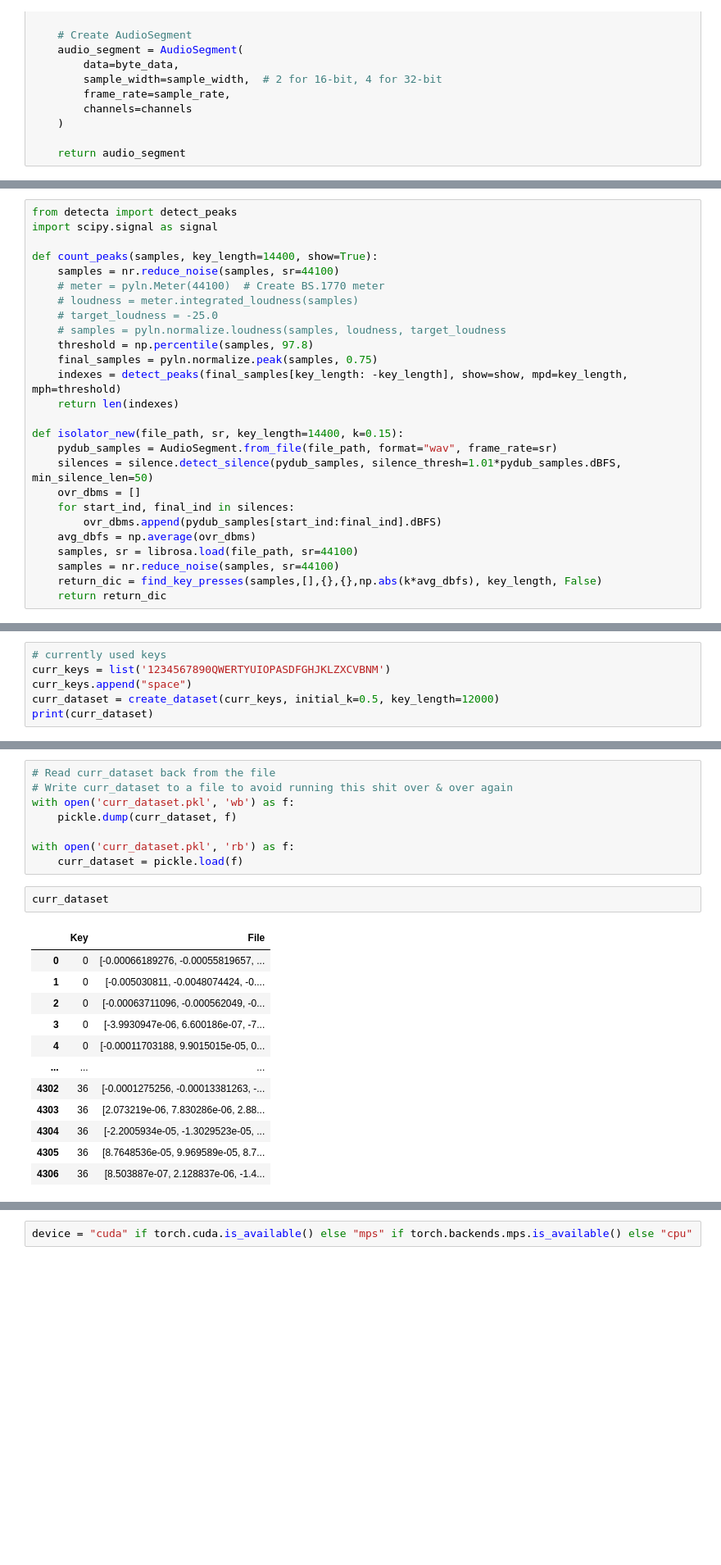
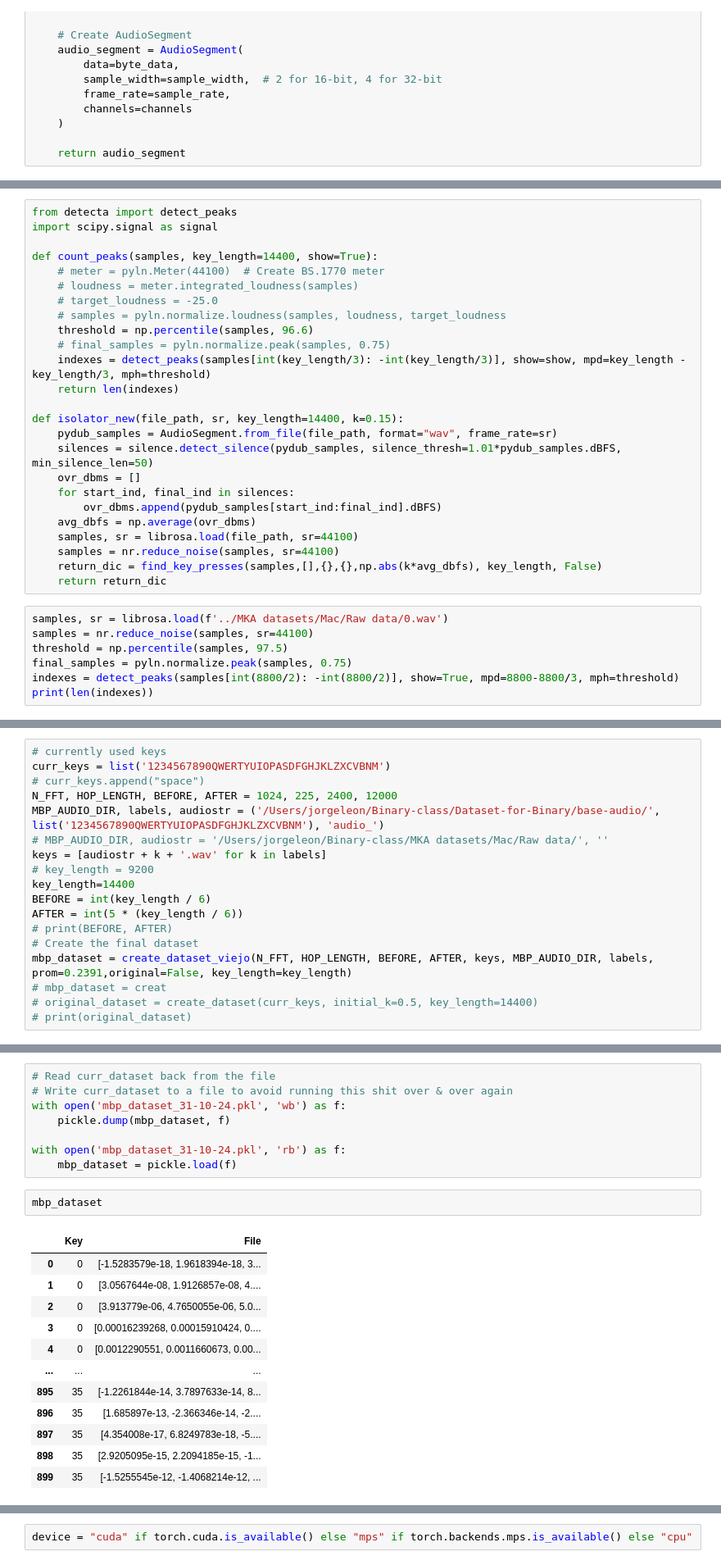
Before and after one commit to blondiedies/Binary-class, a Jupyter notebook: ClassificationCNN/FromScratch.ipynb, the cells around one changed output, grey strips where cells are left out. Shown at 82% size. Cells and saved outputs as stored; diff of their text form; blank space fills up the shorter version.

```diff
--- a/ClassificationCNN/FromScratch.ipynb
+++ b/ClassificationCNN/FromScratch.ipynb
@@ -245,14 +241,13 @@ from detecta import detect_peaks
 import scipy.signal as signal
 
 def count_peaks(samples, key_length=14400, show=True):
-    samples = nr.reduce_noise(samples, sr=44100)
     # meter = pyln.Meter(44100)  # Create BS.1770 meter
     # loudness = meter.integrated_loudness(samples)
     # target_loudness = -25.0
     # samples = pyln.normalize.loudness(samples, loudness, target_loudness
-    threshold = np.percentile(samples, 97.8)
-    final_samples = pyln.normalize.peak(samples, 0.75)
-    indexes = detect_peaks(final_samples[key_length: -key_length], show=show, mpd=key_length, mph=threshold)
+    threshold = np.percentile(samples, 96.6)
+    # final_samples = pyln.normalize.peak(samples, 0.75)
+    indexes = detect_peaks(samples[int(key_length/3): -int(key_length/3)], show=show, mpd=key_length - key_length/3, mph=threshold)
     return len(indexes)
 
 def isolator_new(file_path, sr, key_length=14400, k=0.15):
@@ -266,3 +261,10 @@ def isolator_new(file_path, sr, key_length=14400, k=0.15):
     samples = nr.reduce_noise(samples, sr=44100)
     return_dic = find_key_presses(samples,[],{},{},np.abs(k*avg_dbfs), key_length, False)
     return return_dic
+# %%
+samples, sr = librosa.load(f'../MKA datasets/Mac/Raw data/0.wav')
+samples = nr.reduce_noise(samples, sr=44100)
+threshold = np.percentile(samples, 97.5)
+final_samples = pyln.normalize.peak(samples, 0.75)
+indexes = detect_peaks(samples[int(8800/2): -int(8800/2)], show=True, mpd=8800-8800/3, mph=threshold)
+print(len(indexes))
@@ -334,7 +400,19 @@ def create_dataset(keys, initial_k, key_length=8820):
 # %%
 # currently used keys
 curr_keys = list('1234567890QWERTYUIOPASDFGHJKLZXCVBNM')
-curr_keys.append("space")
-curr_dataset = create_dataset(curr_keys, initial_k=0.5, key_length=12000)
-print(curr_dataset)
+# curr_keys.append("space")
+N_FFT, HOP_LENGTH, BEFORE, AFTER = 1024, 225, 2400, 12000
+MBP_AUDIO_DIR, labels, audiostr = ('/Users/jorgeleon/Binary-class/Dataset-for-Binary/base-audio/', list('1234567890QWERTYUIOPASDFGHJKLZXCVBNM'), 'audio_')
+# MBP_AUDIO_DIR, audiostr = '/Users/jorgeleon/Binary-class/MKA datasets/Mac/Raw data/', ''
+keys = [audiostr + k + '.wav' for k in labels]
+# key_length = 9200
+key_length=14400
+BEFORE = int(key_length / 6)
+AFTER = int(5 * (key_length / 6))
+# print(BEFORE, AFTER)
+# Create the final dataset
+mbp_dataset = create_dataset_viejo(N_FFT, HOP_LENGTH, BEFORE, AFTER, keys, MBP_AUDIO_DIR, labels, prom=0.2391,original=False, key_length=key_length)
+# mbp_dataset = creat
+# original_dataset = create_dataset(curr_keys, initial_k=0.5, key_length=14400)
+# print(original_dataset)
 # %% [output]
@@ -398,23 +438,23 @@ key 8 lenovo final k=0.3302     num_keys=27     peaks=27
 # %%
 # Read curr_dataset back from the file
 # Write curr_dataset to a file to avoid running this shit over & over again
-with open('curr_dataset.pkl', 'wb') as f:
-    pickle.dump(curr_dataset, f)
+with open('mbp_dataset_31-10-24.pkl', 'wb') as f:
+    pickle.dump(mbp_dataset, f)
 
-with open('curr_dataset.pkl', 'rb') as f:
-    curr_dataset = pickle.load(f)
+with open('mbp_dataset_31-10-24.pkl', 'rb') as f:
+    mbp_dataset = pickle.load(f)
 # %%
-curr_dataset
+mbp_dataset
 # %% [output]
 |  | Key | File |
-| 0 | 0 | [-0.00066189276, -0.00055819657, ... |
-| 1 | 0 | [-0.005030811, -0.0048074424, -0.... |
-| 2 | 0 | [-0.00063711096, -0.000562049, -0... |
-| 3 | 0 | [-3.9930947e-06, 6.600186e-07, -7... |
-| 4 | 0 | [-0.00011703188, 9.9015015e-05, 0... |
+| 0 | 0 | [-1.5283579e-18, 1.9618394e-18, 3... |
+| 1 | 0 | [3.0567644e-08, 1.9126857e-08, 4.... |
+| 2 | 0 | [3.913779e-06, 4.7650055e-06, 5.0... |
+| 3 | 0 | [0.00016239268, 0.00015910424, 0.... |
+| 4 | 0 | [0.0012290551, 0.0011660673, 0.00... |
 | ... | ... | ... |
-| 4302 | 36 | [-0.0001275256, -0.00013381263, -... |
-| 4303 | 36 | [2.073219e-06, 7.830286e-06, 2.88... |
-| 4304 | 36 | [-2.2005934e-05, -1.3029523e-05, ... |
-| 4305 | 36 | [8.7648536e-05, 9.969589e-05, 8.7... |
-| 4306 | 36 | [8.503887e-07, 2.128837e-06, -1.4... |
+| 895 | 35 | [-1.2261844e-14, 3.7897633e-14, 8... |
+| 896 | 35 | [1.685897e-13, -2.366346e-14, -2.... |
+| 897 | 35 | [4.354008e-17, 6.8249783e-18, -5.... |
+| 898 | 35 | [2.9205095e-15, 2.2094185e-15, -1... |
+| 899 | 35 | [-1.5255545e-12, -1.4068214e-12, ... |
```
Also changed, not shown: parts of 40 cells of this notebook.
